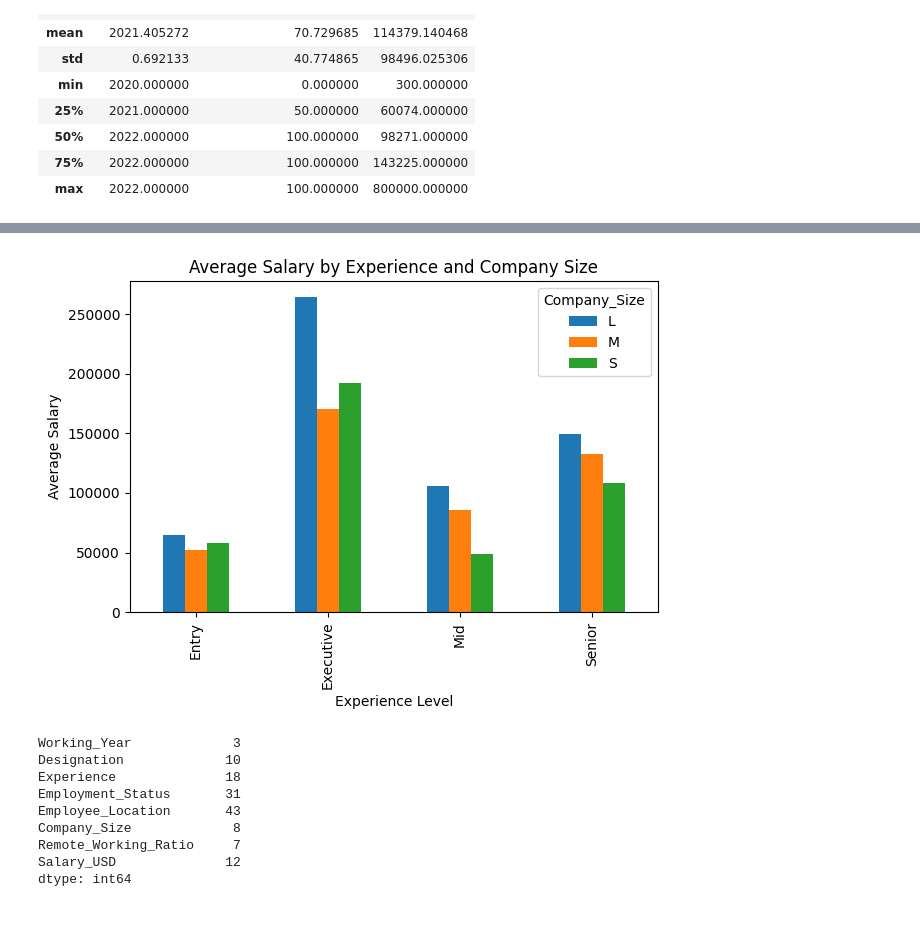
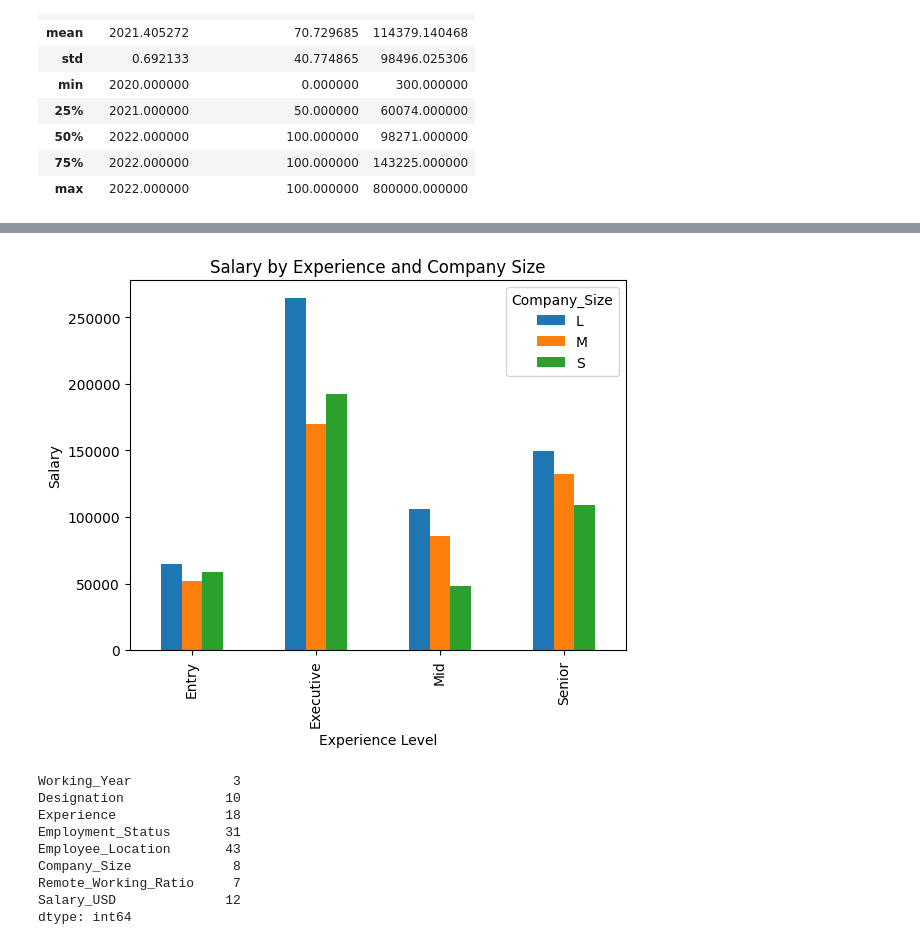
Before and after one commit to LuzieFreires/CS103-Exercises, a Jupyter notebook: Exer3.ipynb, the cells around one changed output, grey strips where cells are left out. Cells and saved outputs as stored; diff of their text form; code cells hidden in the pictures; blank space fills up the shorter version.

```diff
--- a/Exer3.ipynb
+++ b/Exer3.ipynb
@@ -143,15 +143,13 @@ Name: Salary_USD, dtype: float64
 # %%
 # 3. Visualize the data using sub-group.
 
-salary.groupby(["Experience","Company_Size"])["Salary_USD"]\
-     .mean().unstack().plot(kind="bar")
-plt.title("Average Salary by Experience and Company Size")
+salary.groupby(["Experience","Company_Size"])["Salary_USD"].mean().unstack().plot.bar()
+plt.title("Salary by Experience and Company Size")
 plt.xlabel("Experience Level")
-plt.ylabel("Average Salary")
-plt.tight_layout()
+plt.ylabel("Salary")
 plt.show()
 # %% [output]
-[figure, old version]
+[figure, new version]
 # %%
 # 4. Count the missing values.
 salary.isna().sum()
```
Also changed, not shown: parts of 9 cells of this notebook.
